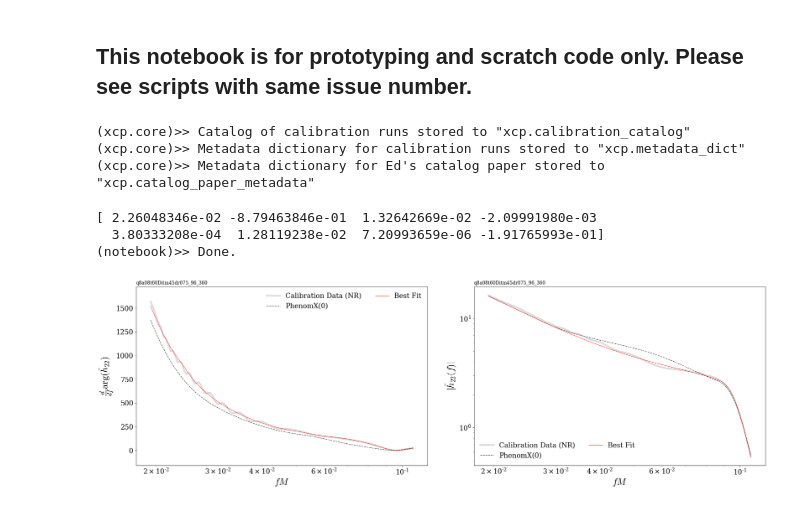
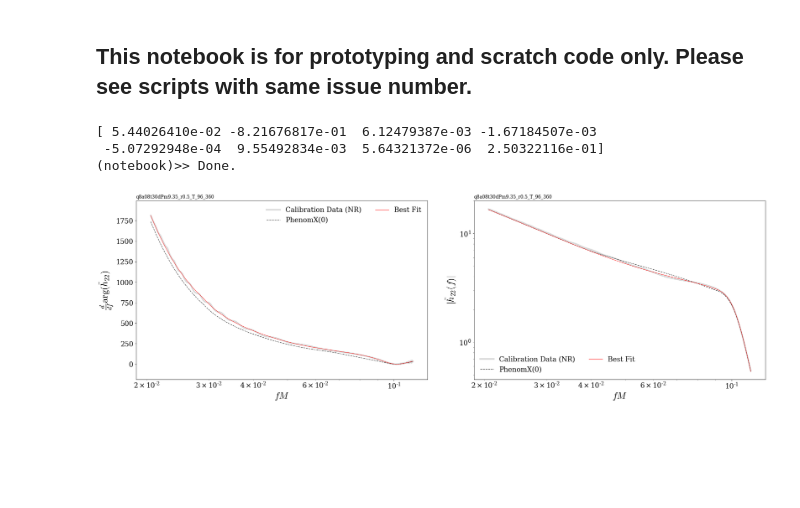
Before and after one commit to llondon6/PhenomXCP, a Jupyter notebook: issues/3_fit_waveforms.ipynb, the cells around one changed output. Saved outputs shown, nothing was run; the diff lists cells and outputs as text; code cells hidden in the pictures; blank space fills up the shorter version.

```diff
--- a/issues/3_fit_waveforms.ipynb
+++ b/issues/3_fit_waveforms.ipynb
@@ -82,7 +82,7 @@ var_count = scarecrow.__code__.co_argcount - 1
 p = 0
 for f_ in files[::-1]:
 
-    if 'q8a08t60' in f_:#'q8a08t30' in f_:
+    if 'q8a08t30' in f_:#'q8a08t30' in f_:
 
         #
         simname = f_.split('/')[-1].split('_l%im%i.'%(ll,ll))[0]
@@ -107,8 +107,9 @@ for f_ in files[::-1]:
 
         #
         action_helper = template_amp_phase(m1, m2, chi1_vec, chi2_vec,ell=2)
-        def action( p ):
+        def action( p, verbose=False, output_vars=False ):
             #
+            if verbose: print(p)
             amplitude,phase_derivative = action_helper( f, *p )
             # -- Calculate residual of phase derivative -- #
             residual_phase_derivative = sum((dphi_fd - phase_derivative)**2) / std(dphi_fd)
@@ -120,6 +121,9 @@ for f_ in files[::-1]:
             residual_amplitude = sum((log_scaled_amp_fd - log_scaled_amplitude)**2) / std(log_scaled_amp_fd)
             # -- Combine residuals ----------------------- #
             combined_residual = residual_phase_derivative + residual_amplitude
+            #
+            if output_vars:
+                return (combined_residual,p)
             #
             return combined_residual
 
@@ -215,37 +219,34 @@ for f_ in files[::-1]:
         xscale('log')
         legend(ncol=2,loc=3)
         ylim( limy(f, amp_fd,dilate=1.2) )
         xlabel('$fM$')
         ylabel(r'$|\tilde{h}_{22}(f)|$')
         #
         title(simname,loc='left',size=12)
 
 #         #
 #         figure()
 #         mask = (f>0.03) & (f<0.12)
 #         plot( f, phenomd_phi, label='PhenomD', ls='--',alpha=0.9,color='k' )
 #         plot( f, phi_td, label='NR:Precessing', color='k', alpha=0.15, lw=6 )
 #         plot( f, best_fit_phi, label='Best Fit', color='r', ls='-' )
 #         plot( f, best_fit_phi_from_dphi_fit, label='Best Fit 2', color='b', ls='-' )
 
 #         figure()
 #         plot( f,best_fit_phi-phi_td, label='from phase fit' )
 #         plot( f,best_fit_phi_from_dphi_fit-phi_td, label='from dphase fit' )
 #         legend()
 
         #
 #         break
 
 #
 # file_path = datadir+'waveform_fit_diagnostic_l%im%i.pdf'%(ll,ll)
 # alert('Saving batch plot to %s'%magenta(file_path))
 # savefig(file_path,pad_inches=2, bbox_inches = "tight")
 alert('Done.')
 # %% [output]
-(xcp.core)>> Catalog of calibration runs stored to "xcp.calibration_catalog"
-(xcp.core)>> Metadata dictionary for calibration runs stored to "xcp.metadata_dict"
-(xcp.core)>> Metadata dictionary for Ed's catalog paper stored to "xcp.catalog_paper_metadata"
+[ 5.44026410e-02 -8.21676817e-01  6.12479387e-03 -1.67184507e-03
+ -5.07292948e-04  9.55492834e-03  5.64321372e-06  2.50322116e-01]
+(notebook)>> Done.
-[ 2.26048346e-02 -8.79463846e-01  1.32642669e-02 -2.09991980e-03
-  3.80333208e-04  1.28119238e-02  7.20993659e-06 -1.91765993e-01]
-(notebook)>> Done.
-[figure, old version]
+[figure, new version]
```
Also changed, not shown: parts of 16 cells of this notebook, 5 other files.
